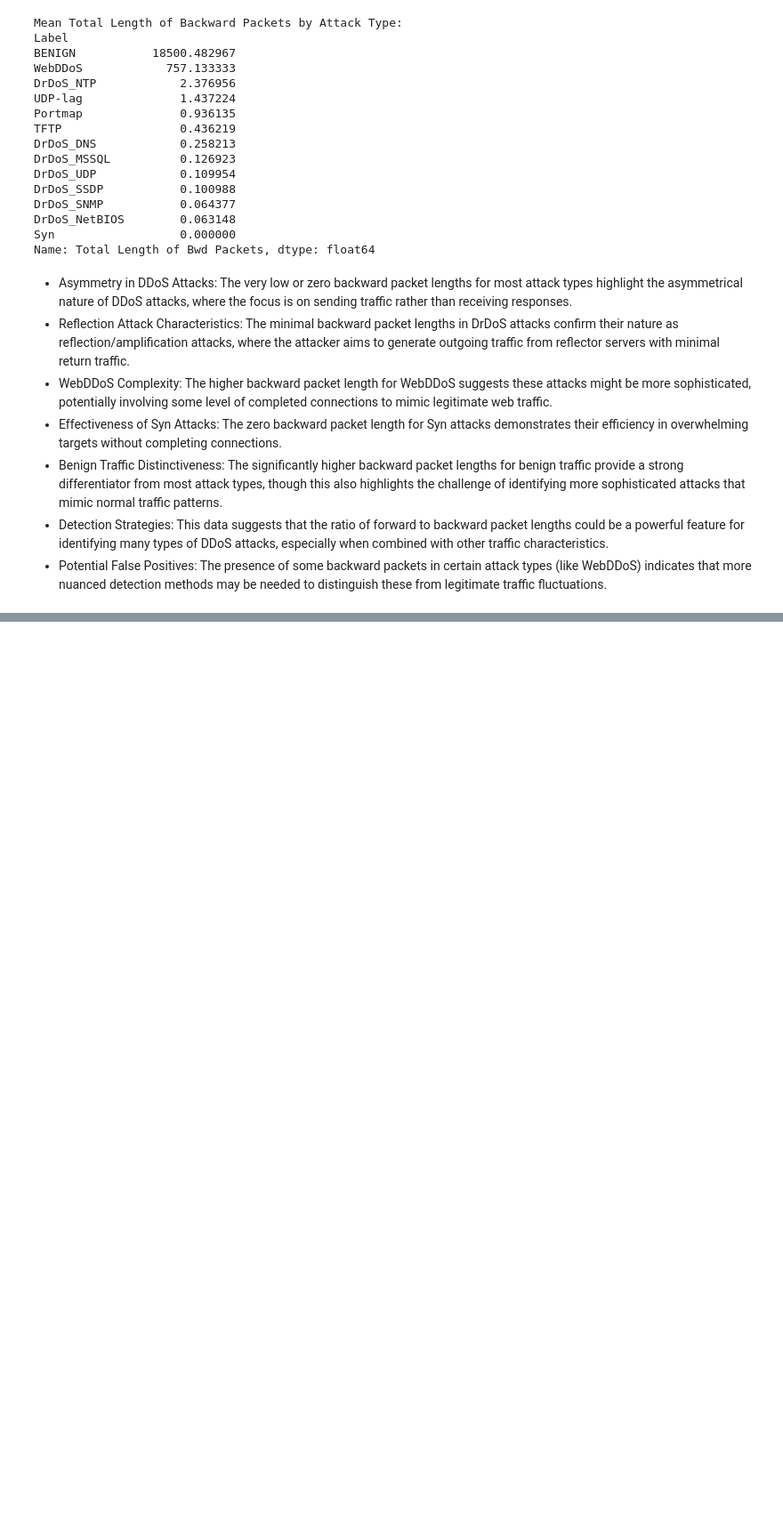
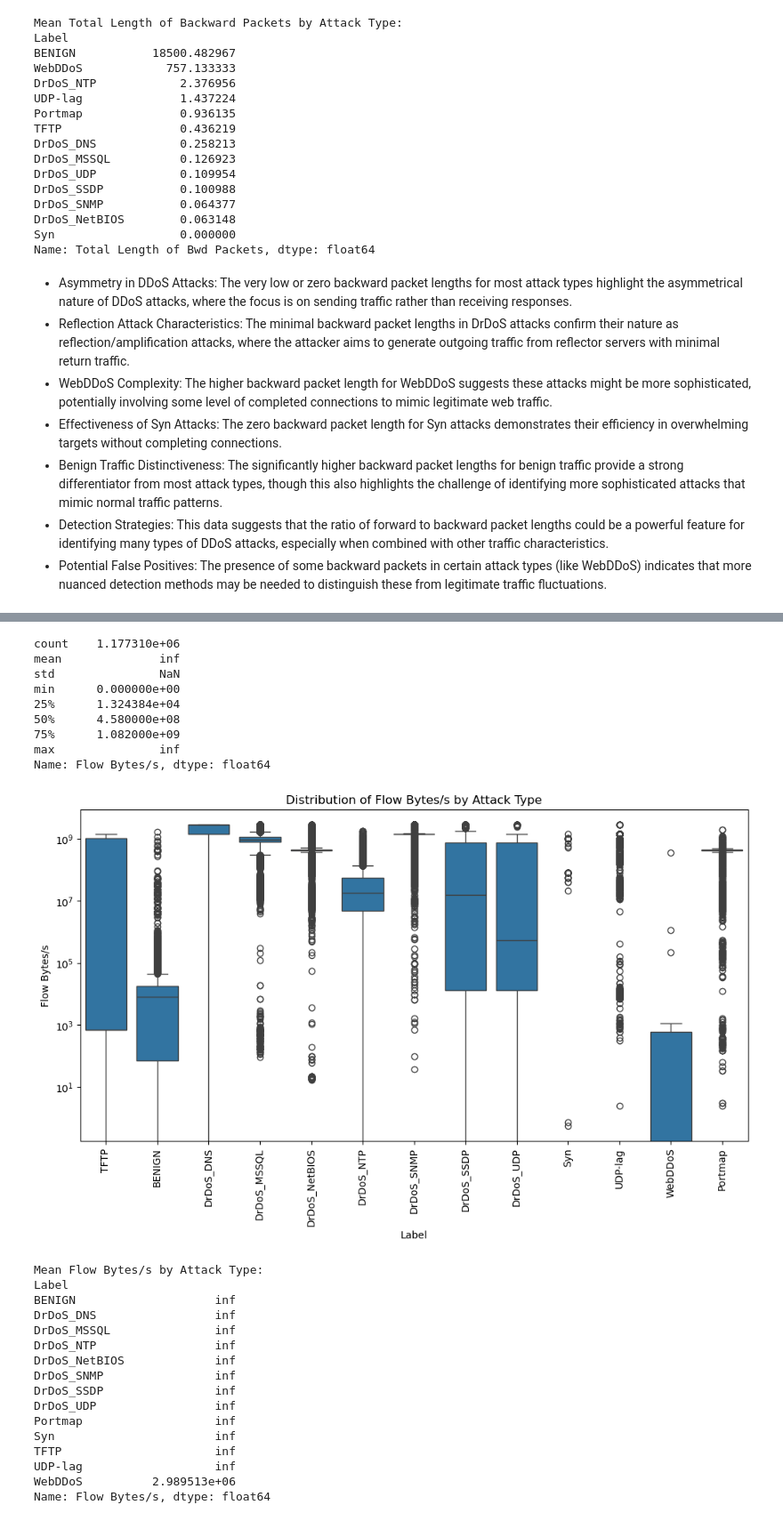
Before and after one commit to Eric-MK/nids_ddos, a Jupyter notebook: notebooks/attacks.ipynb, the cells around one changed output, grey strips where cells are left out. Shown: that part at 89% size. Drawn from its saved outputs; the diff is of its cells as text; code cells hidden in the pictures; blank space fills up the shorter version.

```diff
--- a/notebooks/attacks.ipynb
+++ b/notebooks/attacks.ipynb
@@ -524,0 +714,43 @@ Name: Total Length of Bwd Packets, dtype: float64
+# %%
+# Basic statistics of Flow Bytes/s
+print(data_attack['Flow Bytes/s'].describe())
+
+# Distribution of Flow Bytes/s for each attack type
+plt.figure(figsize=(12, 6))
+sns.boxplot(x='Label', y='Flow Bytes/s', data=data_attack)
+plt.xticks(rotation=90)
+plt.title('Distribution of Flow Bytes/s by Attack Type')
+plt.yscale('log')  # Using log scale due to potential large differences
+plt.show()
+
+# Compare mean Flow Bytes/s for each attack type
+mean_flow_bytes = data_attack.groupby('Label')['Flow Bytes/s'].mean().sort_values(ascending=False)
+print("Mean Flow Bytes/s by Attack Type:")
+print(mean_flow_bytes)
+# %% [output]
+count    1.177310e+06
+mean              inf
+std               NaN
+min      0.000000e+00
+25%      1.324384e+04
+50%      4.580000e+08
+75%      1.082000e+09
+max               inf
+Name: Flow Bytes/s, dtype: float64
+[figure, added]
+Mean Flow Bytes/s by Attack Type:
+Label
+BENIGN                    inf
+DrDoS_DNS                 inf
+DrDoS_MSSQL               inf
+DrDoS_NTP                 inf
+DrDoS_NetBIOS             inf
+DrDoS_SNMP                inf
+DrDoS_SSDP                inf
+DrDoS_UDP                 inf
+Portmap                   inf
+Syn                       inf
+TFTP                      inf
+UDP-lag                   inf
+WebDDoS          2.989513e+06
+Name: Flow Bytes/s, dtype: float64
```
Also changed, not shown: parts of 6 cells of this notebook.
